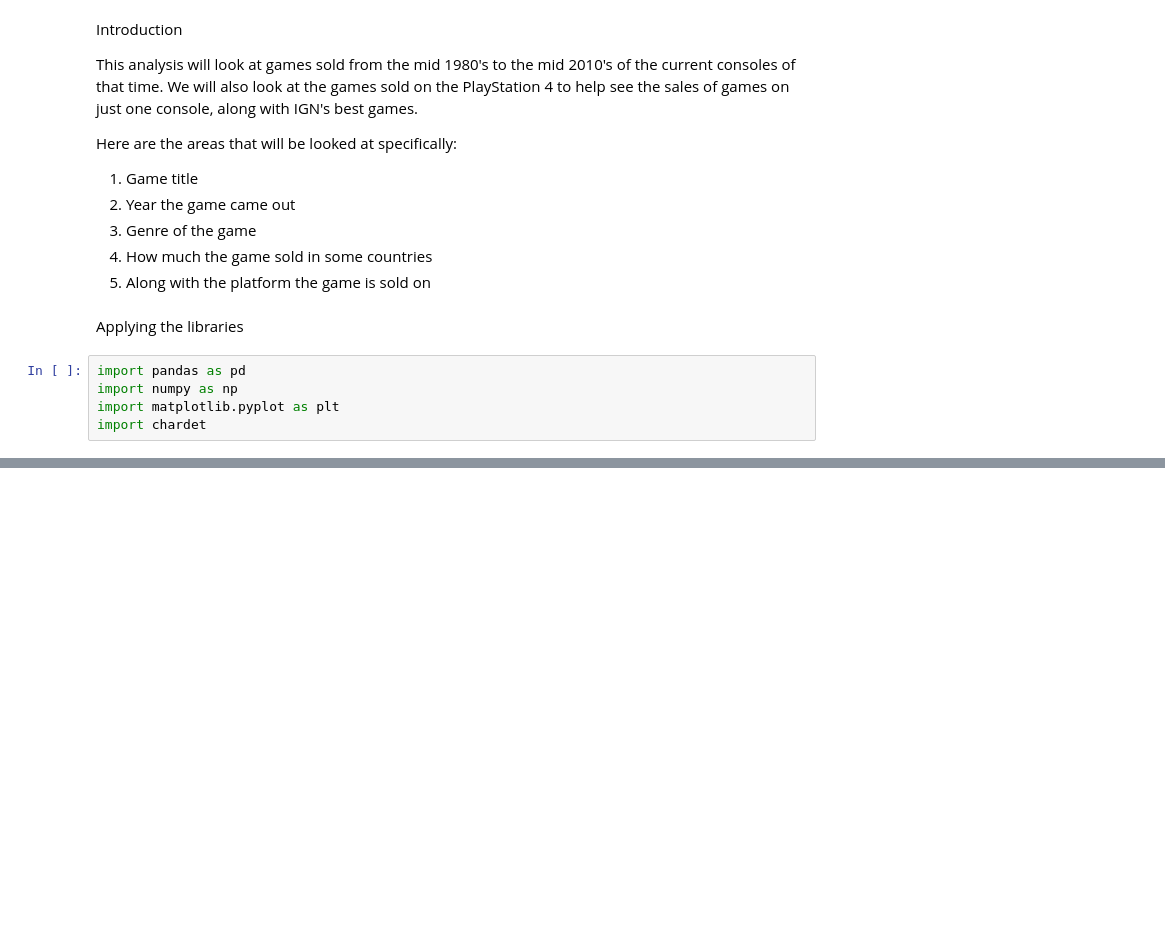
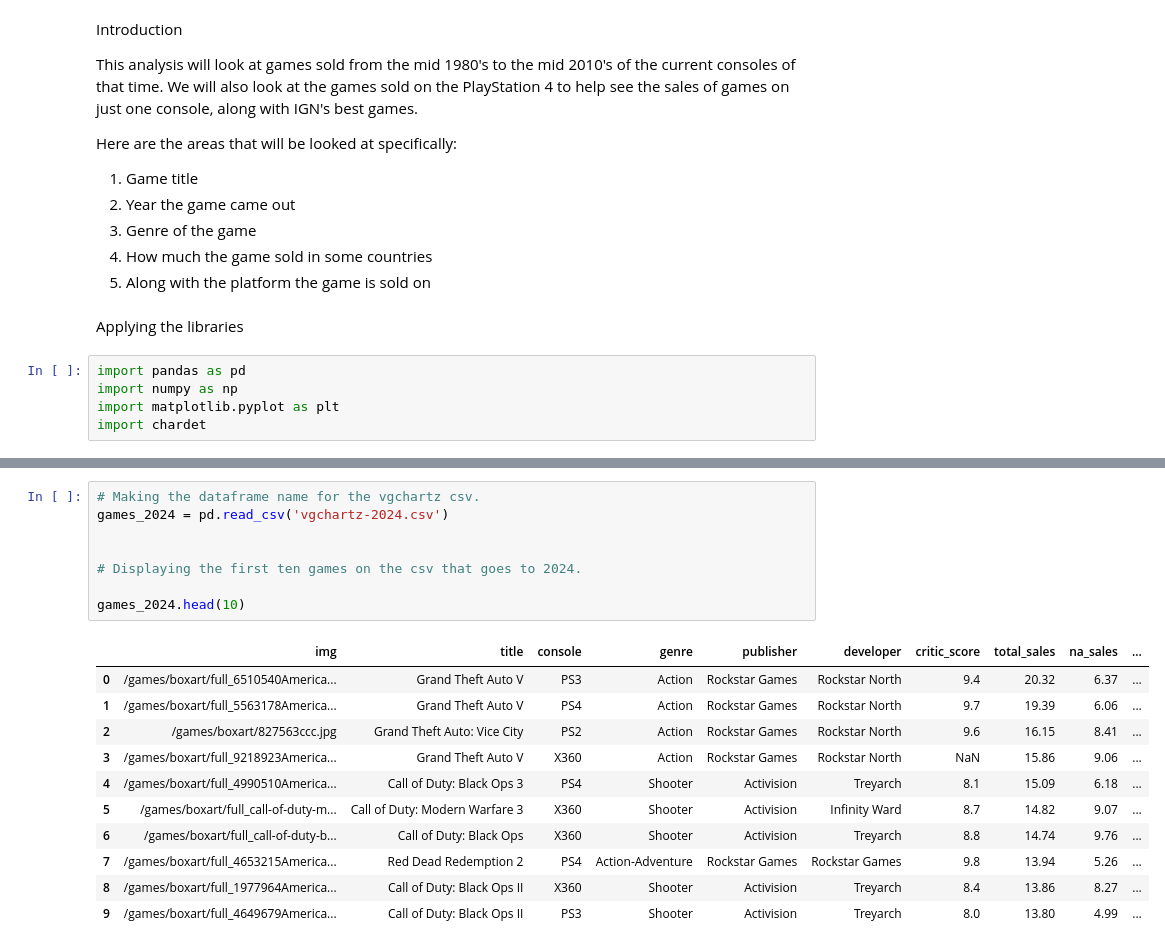
Before and after one commit to Jake-guerrero/Video-Game-Sells, a Jupyter notebook: Video Games.ipynb, the cells around one changed output, grey strips where cells are left out. Cells and saved outputs as stored; diff of their text form; blank space fills up the shorter version.

```diff
--- a/Video Games.ipynb
+++ b/Video Games.ipynb
@@ -81,0 +51,20 @@ ign.head(20)
+# %%
+# Making the dataframe name for the vgchartz csv.
+games_2024 = pd.read_csv('vgchartz-2024.csv')
+
+
+# Displaying the first ten games on the csv that goes to 2024.
+
+games_2024.head(10)
+# %% [output]
+|  | img | title | console | genre | publisher | developer | critic_score | total_sales | na_sales | ... |
+| 0 | /games/boxart/full_6510540America... | Grand Theft Auto V | PS3 | Action | Rockstar Games | Rockstar North | 9.4 | 20.32 | 6.37 | ... |
+| 1 | /games/boxart/full_5563178America... | Grand Theft Auto V | PS4 | Action | Rockstar Games | Rockstar North | 9.7 | 19.39 | 6.06 | ... |
+| 2 | /games/boxart/827563ccc.jpg | Grand Theft Auto: Vice City | PS2 | Action | Rockstar Games | Rockstar North | 9.6 | 16.15 | 8.41 | ... |
+| 3 | /games/boxart/full_9218923America... | Grand Theft Auto V | X360 | Action | Rockstar Games | Rockstar North | NaN | 15.86 | 9.06 | ... |
+| 4 | /games/boxart/full_4990510America... | Call of Duty: Black Ops 3 | PS4 | Shooter | Activision | Treyarch | 8.1 | 15.09 | 6.18 | ... |
+| 5 | /games/boxart/full_call-of-duty-m... | Call of Duty: Modern Warfare 3 | X360 | Shooter | Activision | Infinity Ward | 8.7 | 14.82 | 9.07 | ... |
+| 6 | /games/boxart/full_call-of-duty-b... | Call of Duty: Black Ops | X360 | Shooter | Activision | Treyarch | 8.8 | 14.74 | 9.76 | ... |
+| 7 | /games/boxart/full_4653215America... | Red Dead Redemption 2 | PS4 | Action-Adventure | Rockstar Games | Rockstar Games | 9.8 | 13.94 | 5.26 | ... |
+| 8 | /games/boxart/full_1977964America... | Call of Duty: Black Ops II | X360 | Shooter | Activision | Treyarch | 8.4 | 13.86 | 8.27 | ... |
+| 9 | /games/boxart/full_4649679America... | Call of Duty: Black Ops II | PS3 | Shooter | Activision | Treyarch | 8.0 | 13.80 | 4.99 | ... |
```
Also changed, not shown: parts of 15 cells of this notebook, 2 other files.
